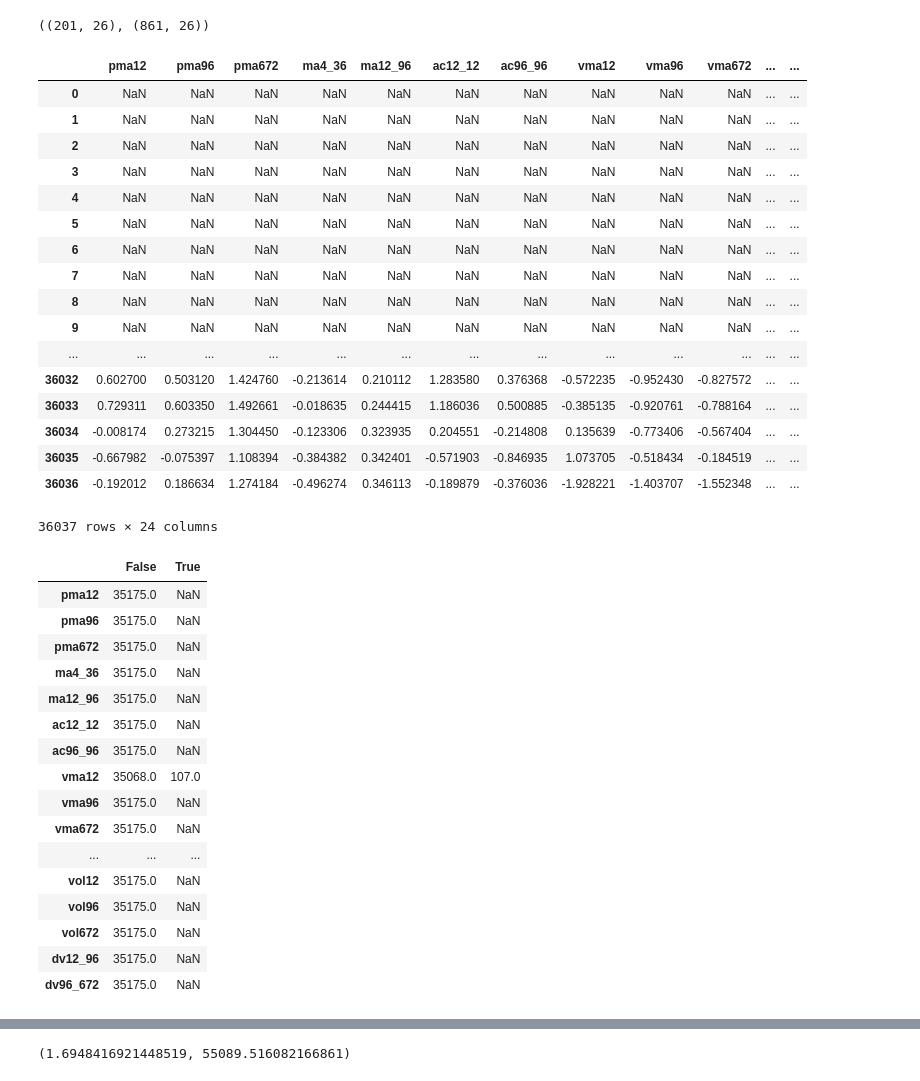
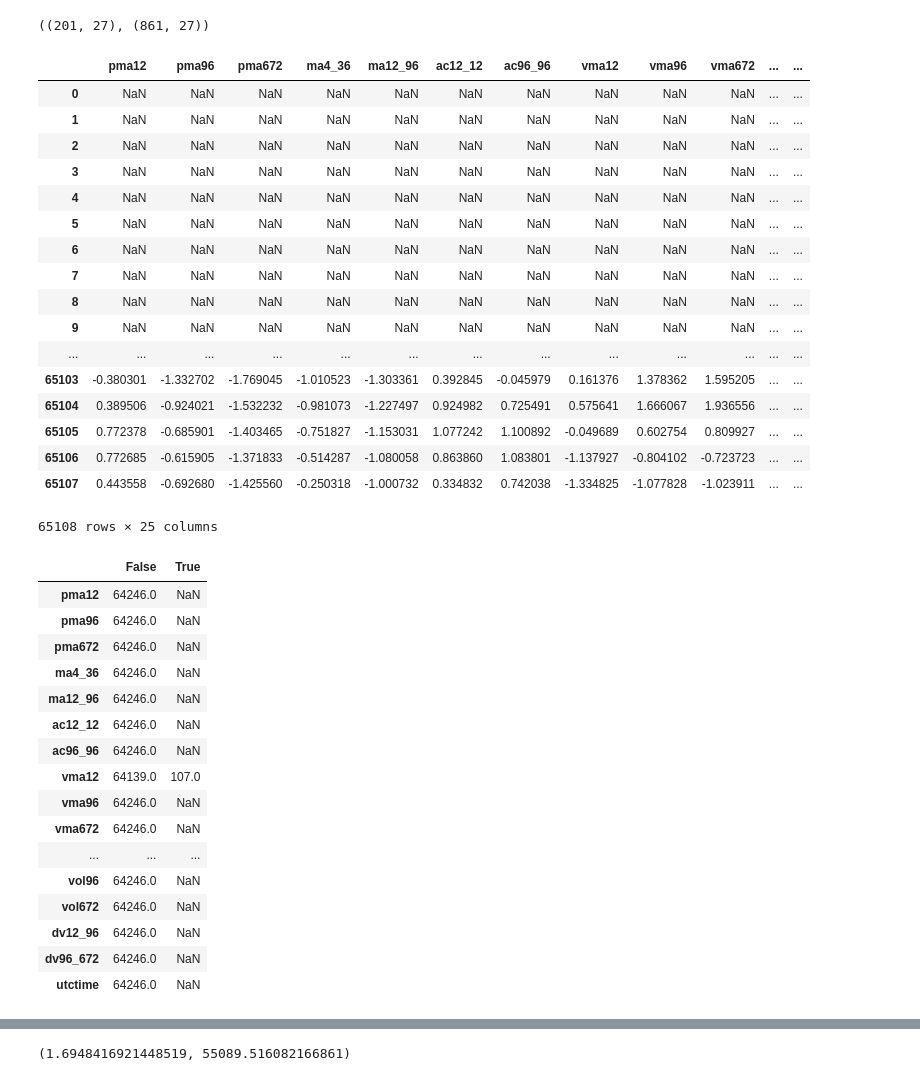
Before and after one commit to threepipes/PyBitTrader, a Jupyter notebook: rl_02.ipynb, the cells around one changed output, grey strips where cells are left out. Cells and saved outputs as stored; diff of their text form; code cells hidden in the pictures.

```diff
--- a/rl_02.ipynb
+++ b/rl_02.ipynb
@@ -59,3 +59,5 @@ dfb
+# %%
+dfb = dfb.loc['2016-03':]
 # %%
 dfb['pma12'] = dfb.price / dfb.price.rolling(12).mean() - 1
 dfb['pma96'] = dfb.price / dfb.price.rolling(96).mean() - 1
@@ -137,3 +222,4 @@ dfz['vol96'] = zs(std(p, 96), 96)
 dfz['vol672']= zs(std(p, 672), 96)
 dfz['dv12_96'] = zs(std(p, 12) / avg(std(p, 12), 96), 96)
 dfz['dv96_672']= zs(std(p, 96) / avg(std(p, 96), 672), 96)
+dfz['utctime'] = (dfz.index.hour * 4 + dfz.index.minute / 15) / 96
@@ -162,30 +266,30 @@ dfz
 # %%
 dfz[dfz.ac96_96.isnull()].shape, dfz[dfz.dv96_672.isnull()].shape
 # %% [output]
-((201, 26), (861, 26))
+((201, 27), (861, 27))
 # %%
-indicator = dfz.reset_index().loc[:,'pma12':'dv96_672']
+indicator = dfz.reset_index().loc[:,'pma12':'utctime']
 price_history = dfz.reset_index().price
 indicator
 # %% [output]
 |  | pma12 | pma96 | pma672 | ma4_36 | ma12_96 | ac12_12 | ac96_96 | vma12 | vma96 | vma672 | ... | ... |
 | 0 | NaN | NaN | NaN | NaN | NaN | NaN | NaN | NaN | NaN | NaN | ... | ... |
 | 1 | NaN | NaN | NaN | NaN | NaN | NaN | NaN | NaN | NaN | NaN | ... | ... |
 | 2 | NaN | NaN | NaN | NaN | NaN | NaN | NaN | NaN | NaN | NaN | ... | ... |
 | 3 | NaN | NaN | NaN | NaN | NaN | NaN | NaN | NaN | NaN | NaN | ... | ... |
 | 4 | NaN | NaN | NaN | NaN | NaN | NaN | NaN | NaN | NaN | NaN | ... | ... |
 | 5 | NaN | NaN | NaN | NaN | NaN | NaN | NaN | NaN | NaN | NaN | ... | ... |
 | 6 | NaN | NaN | NaN | NaN | NaN | NaN | NaN | NaN | NaN | NaN | ... | ... |
 | 7 | NaN | NaN | NaN | NaN | NaN | NaN | NaN | NaN | NaN | NaN | ... | ... |
 | 8 | NaN | NaN | NaN | NaN | NaN | NaN | NaN | NaN | NaN | NaN | ... | ... |
 | 9 | NaN | NaN | NaN | NaN | NaN | NaN | NaN | NaN | NaN | NaN | ... | ... |
 | ... | ... | ... | ... | ... | ... | ... | ... | ... | ... | ... | ... | ... |
-| 36032 | 0.602700 | 0.503120 | 1.424760 | -0.213614 | 0.210112 | 1.283580 | 0.376368 | -0.572235 | -0.952430 | -0.827572 | ... | ... |
-| 36033 | 0.729311 | 0.603350 | 1.492661 | -0.018635 | 0.244415 | 1.186036 | 0.500885 | -0.385135 | -0.920761 | -0.788164 | ... | ... |
-| 36034 | -0.008174 | 0.273215 | 1.304450 | -0.123306 | 0.323935 | 0.204551 | -0.214808 | 0.135639 | -0.773406 | -0.567404 | ... | ... |
-| 36035 | -0.667982 | -0.075397 | 1.108394 | -0.384382 | 0.342401 | -0.571903 | -0.846935 | 1.073705 | -0.518434 | -0.184519 | ... | ... |
-| 36036 | -0.192012 | 0.186634 | 1.274184 | -0.496274 | 0.346113 | -0.189879 | -0.376036 | -1.928221 | -1.403707 | -1.552348 | ... | ... |
+| 65103 | -0.380301 | -1.332702 | -1.769045 | -1.010523 | -1.303361 | 0.392845 | -0.045979 | 0.161376 | 1.378362 | 1.595205 | ... | ... |
+| 65104 | 0.389506 | -0.924021 | -1.532232 | -0.981073 | -1.227497 | 0.924982 | 0.725491 | 0.575641 | 1.666067 | 1.936556 | ... | ... |
+| 65105 | 0.772378 | -0.685901 | -1.403465 | -0.751827 | -1.153031 | 1.077242 | 1.100892 | -0.049689 | 0.602754 | 0.809927 | ... | ... |
+| 65106 | 0.772685 | -0.615905 | -1.371833 | -0.514287 | -1.080058 | 0.863860 | 1.083801 | -1.137927 | -0.804102 | -0.723723 | ... | ... |
+| 65107 | 0.443558 | -0.692680 | -1.425560 | -0.250318 | -1.000732 | 0.334832 | 0.742038 | -1.334825 | -1.077828 | -1.023911 | ... | ... |
-36037 rows × 24 columns
+65108 rows × 25 columns
 # %%
 import numpy as np
 from gym import spaces
@@ -322,21 +426,21 @@ def train_module(env, agent):
 indicator.loc[862:].isnull().apply(pd.value_counts).T
 # %% [output]
 |  | False | True |
-| pma12 | 35175.0 | NaN |
-| pma96 | 35175.0 | NaN |
-| pma672 | 35175.0 | NaN |
-| ma4_36 | 35175.0 | NaN |
-| ma12_96 | 35175.0 | NaN |
-| ac12_12 | 35175.0 | NaN |
-| ac96_96 | 35175.0 | NaN |
-| vma12 | 35068.0 | 107.0 |
-| vma96 | 35175.0 | NaN |
-| vma672 | 35175.0 | NaN |
+| pma12 | 64246.0 | NaN |
+| pma96 | 64246.0 | NaN |
+| pma672 | 64246.0 | NaN |
+| ma4_36 | 64246.0 | NaN |
+| ma12_96 | 64246.0 | NaN |
+| ac12_12 | 64246.0 | NaN |
+| ac96_96 | 64246.0 | NaN |
+| vma12 | 64139.0 | 107.0 |
+| vma96 | 64246.0 | NaN |
+| vma672 | 64246.0 | NaN |
 | ... | ... | ... |
-| vol12 | 35175.0 | NaN |
-| vol96 | 35175.0 | NaN |
-| vol672 | 35175.0 | NaN |
-| dv12_96 | 35175.0 | NaN |
-| dv96_672 | 35175.0 | NaN |
+| vol96 | 64246.0 | NaN |
+| vol672 | 64246.0 | NaN |
+| dv12_96 | 64246.0 | NaN |
+| dv96_672 | 64246.0 | NaN |
+| utctime | 64246.0 | NaN |
 # %%
 indicator['vma12'] = indicator.vma12.fillna(0)
```
Also changed, not shown: parts of 15 cells of this notebook, 2 other files.
